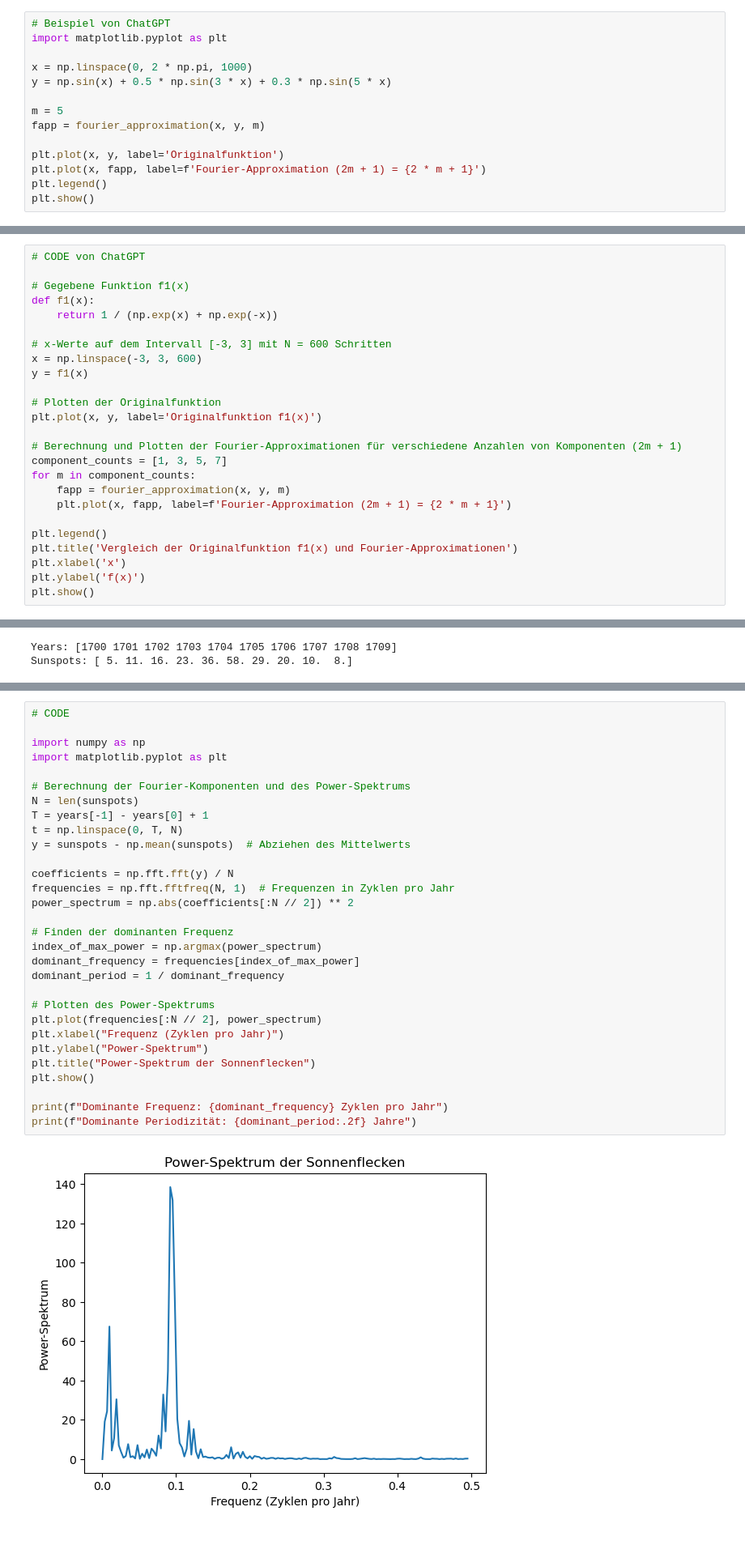
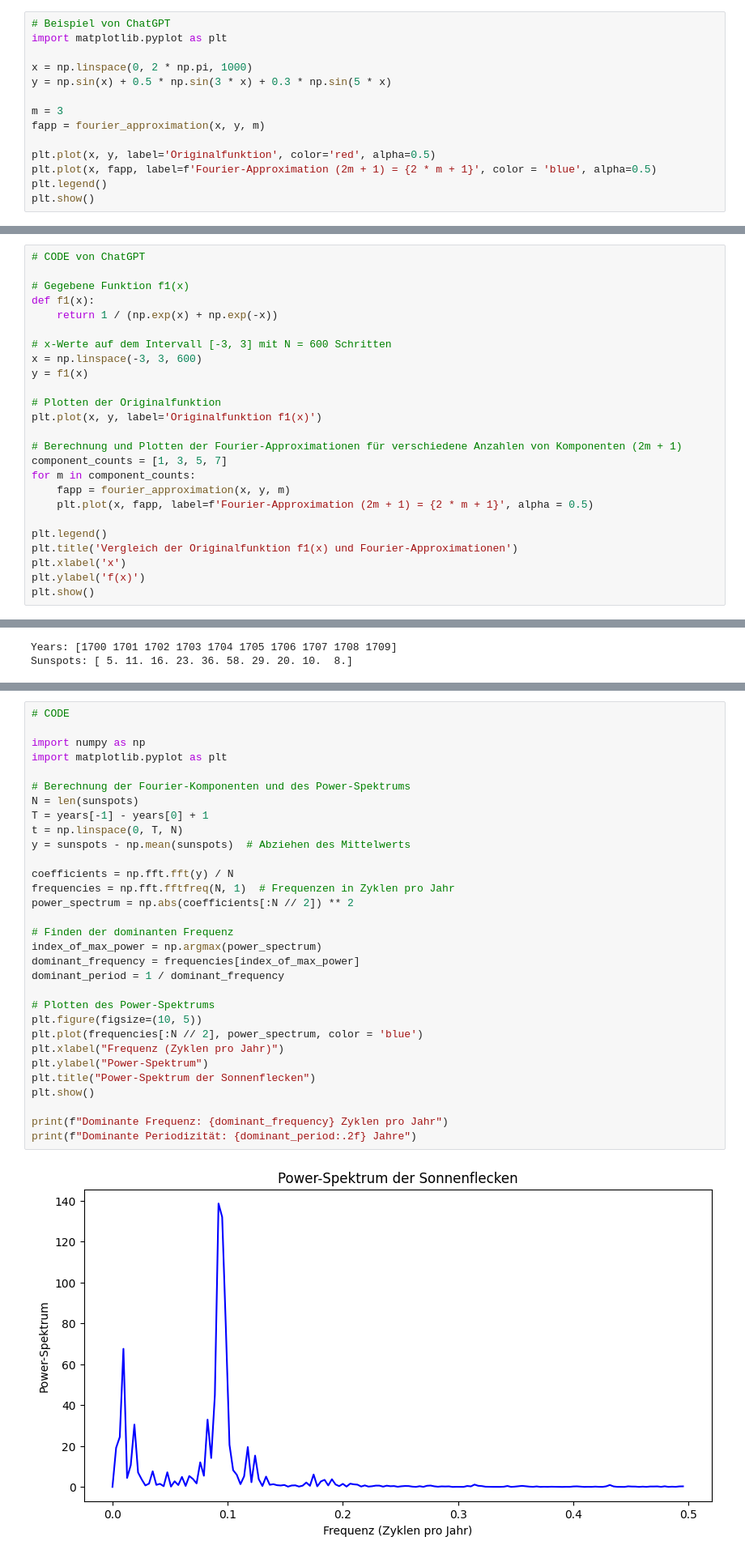
Before and after one commit to 7ben18/fhnw-vta-Vertiefende-Themen-der-Analysis, a Jupyter notebook: minichallenge2/vta-mc2.ipynb, the cells around one changed output, grey strips where cells are left out. Shown at 81% size. Drawn from its saved outputs; the diff is of its cells as text.

```diff
--- a/minichallenge2/vta-mc2.ipynb
+++ b/minichallenge2/vta-mc2.ipynb
@@ -67,11 +67,11 @@ import matplotlib.pyplot as plt
 x = np.linspace(0, 2 * np.pi, 1000)
 y = np.sin(x) + 0.5 * np.sin(3 * x) + 0.3 * np.sin(5 * x)
 
-m = 5
+m = 3
 fapp = fourier_approximation(x, y, m)
 
-plt.plot(x, y, label='Originalfunktion')
-plt.plot(x, fapp, label=f'Fourier-Approximation (2m + 1) = {2 * m + 1}')
+plt.plot(x, y, label='Originalfunktion', color='red', alpha=0.5)
+plt.plot(x, fapp, label=f'Fourier-Approximation (2m + 1) = {2 * m + 1}', color = 'blue', alpha=0.5)
 plt.legend()
 plt.show()
 # %% [output]
@@ -99,7 +99,7 @@ plt.plot(x, y, label='Originalfunktion f1(x)')
 component_counts = [1, 3, 5, 7]
 for m in component_counts:
     fapp = fourier_approximation(x, y, m)
-    plt.plot(x, fapp, label=f'Fourier-Approximation (2m + 1) = {2 * m + 1}')
+    plt.plot(x, fapp, label=f'Fourier-Approximation (2m + 1) = {2 * m + 1}', alpha = 0.5)
 
 plt.legend()
 plt.title('Vergleich der Originalfunktion f1(x) und Fourier-Approximationen')
@@ -225,35 +225,36 @@ Damit erhalten Sie eine Abschätzung auf die Dauer des Sonnenzyklus.
 # %%
 # CODE
 
 import numpy as np
 import matplotlib.pyplot as plt
 
 # Berechnung der Fourier-Komponenten und des Power-Spektrums
 N = len(sunspots)
 T = years[-1] - years[0] + 1
 t = np.linspace(0, T, N)
 y = sunspots - np.mean(sunspots)  # Abziehen des Mittelwerts
 
 coefficients = np.fft.fft(y) / N
 frequencies = np.fft.fftfreq(N, 1)  # Frequenzen in Zyklen pro Jahr
 power_spectrum = np.abs(coefficients[:N // 2]) ** 2
 
 # Finden der dominanten Frequenz
 index_of_max_power = np.argmax(power_spectrum)
 dominant_frequency = frequencies[index_of_max_power]
 dominant_period = 1 / dominant_frequency
 
 # Plotten des Power-Spektrums
-plt.plot(frequencies[:N // 2], power_spectrum)
+plt.figure(figsize=(10, 5))
+plt.plot(frequencies[:N // 2], power_spectrum, color = 'blue')
 plt.xlabel("Frequenz (Zyklen pro Jahr)")
 plt.ylabel("Power-Spektrum")
 plt.title("Power-Spektrum der Sonnenflecken")
 plt.show()
 
 print(f"Dominante Frequenz: {dominant_frequency} Zyklen pro Jahr")
 print(f"Dominante Periodizität: {dominant_period:.2f} Jahre")
 # %% [output]
-[figure, old version]
+[figure, new version]
 Dominante Frequenz: 0.09206349206349207 Zyklen pro Jahr
 Dominante Periodizität: 10.86 Jahre
 # %% [markdown]
```
Also changed, not shown: parts of 17 cells of this notebook, 1 other file.
